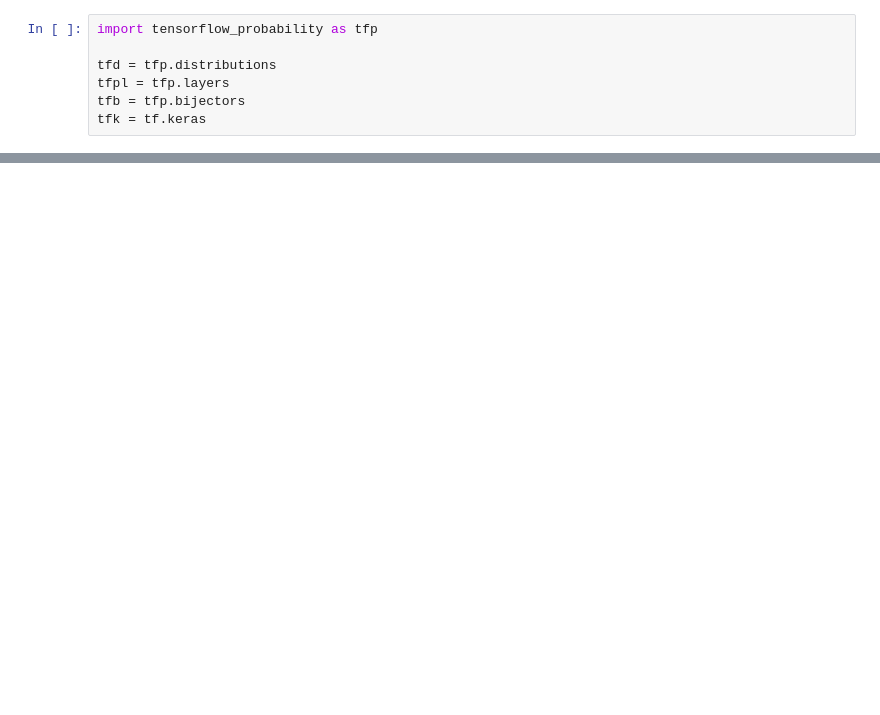
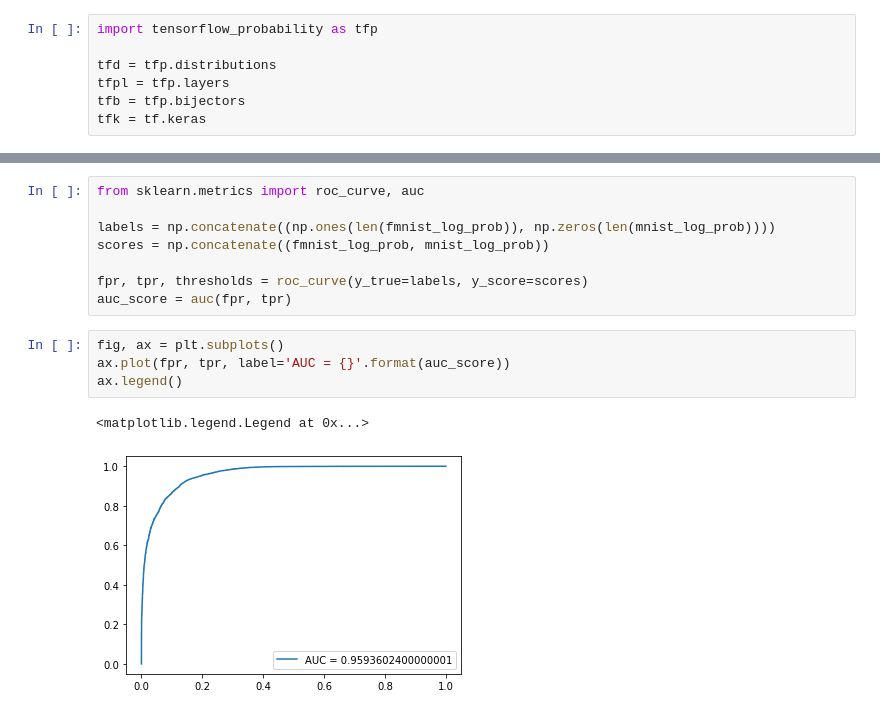
Before and after one commit to nasaharvest/dora, a Jupyter notebook: pae/pae.ipynb, the cells around one changed output, grey strips where cells are left out. Drawn from its saved outputs; the diff is of its cells as text; blank space fills up the shorter version.

```diff
--- a/pae/pae.ipynb
+++ b/pae/pae.ipynb
@@ -161,0 +253,15 @@ plt.imshow(autoencoder.decoder(test_img)[0])
+# %%
+from sklearn.metrics import roc_curve, auc
+
+labels = np.concatenate((np.ones(len(fmnist_log_prob)), np.zeros(len(mnist_log_prob))))
+scores = np.concatenate((fmnist_log_prob, mnist_log_prob))
+
+fpr, tpr, thresholds = roc_curve(y_true=labels, y_score=scores)
+auc_score = auc(fpr, tpr)
+# %%
+fig, ax = plt.subplots()
+ax.plot(fpr, tpr, label='AUC = {}'.format(auc_score))
+ax.legend()
+# %% [output]
+<matplotlib.legend.Legend at 0x...>
+[figure, added]
```
Also changed, not shown: parts of 27 cells of this notebook, 1 other file.
